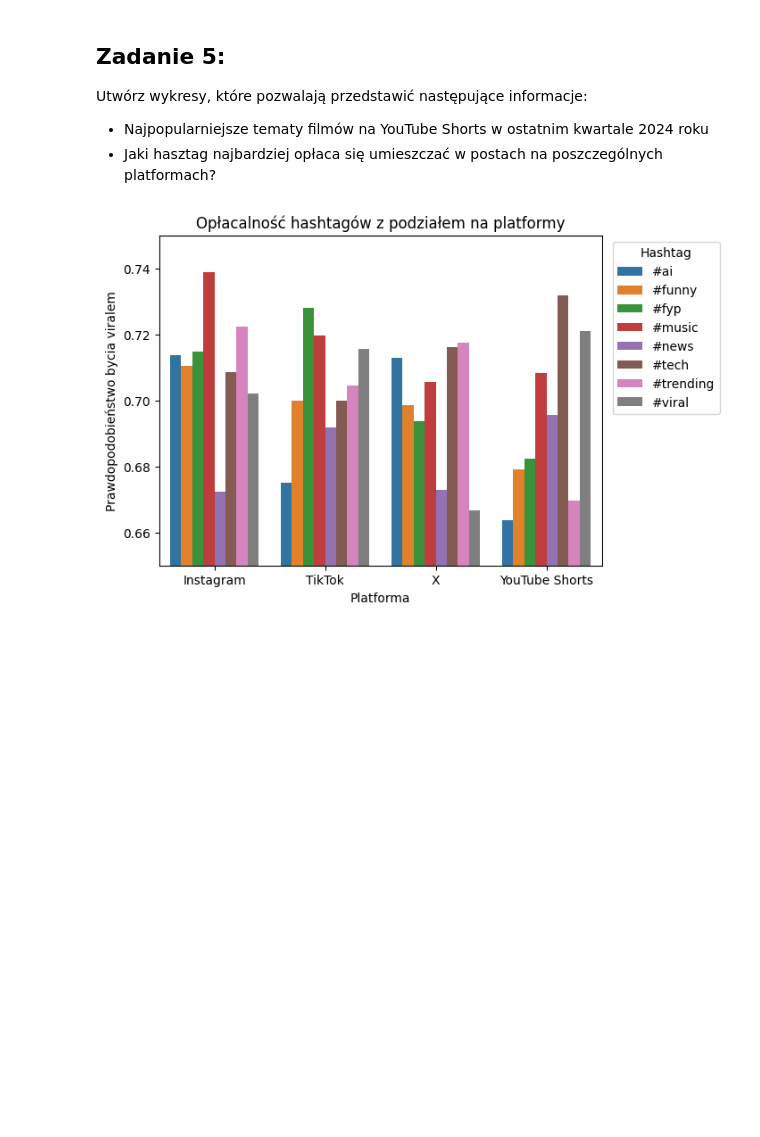
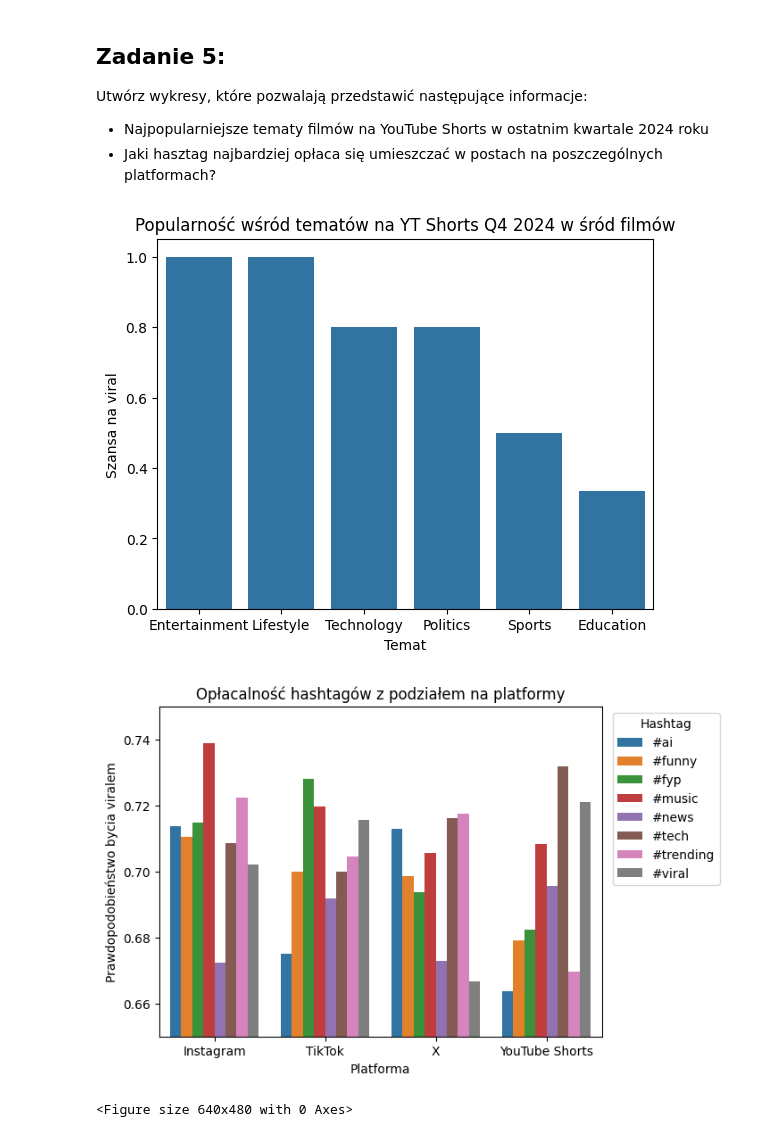
Before and after one commit to Zajecia-na-PWr-LR/lista-1-Oliwier2903, a Jupyter notebook: UczenieMaszynowe_25_26_Lista1.ipynb, the cells around one changed output. Cells and saved outputs as stored; diff of their text form; code cells hidden in the pictures; blank space fills up the shorter version.

```diff
--- a/UczenieMaszynowe_25_26_Lista1.ipynb
+++ b/UczenieMaszynowe_25_26_Lista1.ipynb
@@ -183,29 +187,32 @@ Utwórz wykresy, które pozwalają przedstawić następujące informacje:
 # %%
 df = pd.read_csv("/content/data/social_media_viral_content_dataset.csv", sep=",")
 
-cf = df[((df["post_datetime"] >= "2024-10-01") & (df["post_datetime"] <= "2024-12-31 23:59:59") & (df["platform"] == "YouTube Shorts"))].copy()
+cf = df[((df["post_datetime"] >= "2024-10-01") & (df["post_datetime"] <= "2024-12-31 23:59:59") & (df["platform"] == "YouTube Shorts") & (df["content_type"] == "video"))].copy()
 cf = cf.groupby("topic")["is_viral"].mean().sort_values(ascending=False)
 
 sns.barplot(x=cf.index, y=cf.values)
-plt.title("Popularność wśród tematów na YT Shorts Q4 2024")
+plt.title("Popularność wśród tematów na YT Shorts Q4 2024 w śród filmów")
 plt.xlabel("Temat")
 plt.ylabel("Szansa na viral")
-plt.ylim(0.6, 1)
+plt.show()
 plt.savefig("viral_by_topic.png", dpi=150)
 
 
 cf = df[["hashtags", "platform", "is_viral"]].copy()
 cf['hashtags'] = cf['hashtags'].str.split(' ')
 cf_explode = cf.explode('hashtags').reset_index(drop=True)
 cf_explode = cf_explode.groupby(["hashtags", "platform"])["is_viral"].mean().reset_index()
 
 plt.clf()
 sns.barplot(data=cf_explode, x="platform", y="is_viral", hue="hashtags")
 plt.legend(title="Hashtag", bbox_to_anchor=(1.01, 1))
 plt.xlabel("Platforma")
 plt.ylabel("Prawdopodobieństwo bycia viralem")
 plt.title("Opłacalność hashtagów z podziałem na platformy")
 plt.ylim(0.65, 0.75)
+plt.show()
 plt.savefig("viral_by_hashtag.png", dpi=150)
 # %% [output]
-[figure, old version]
+[figure, new version]
+[figure, added]
+<Figure size 640x480 with 0 Axes>
```
Also changed, not shown: parts of 1 cell of this notebook.
